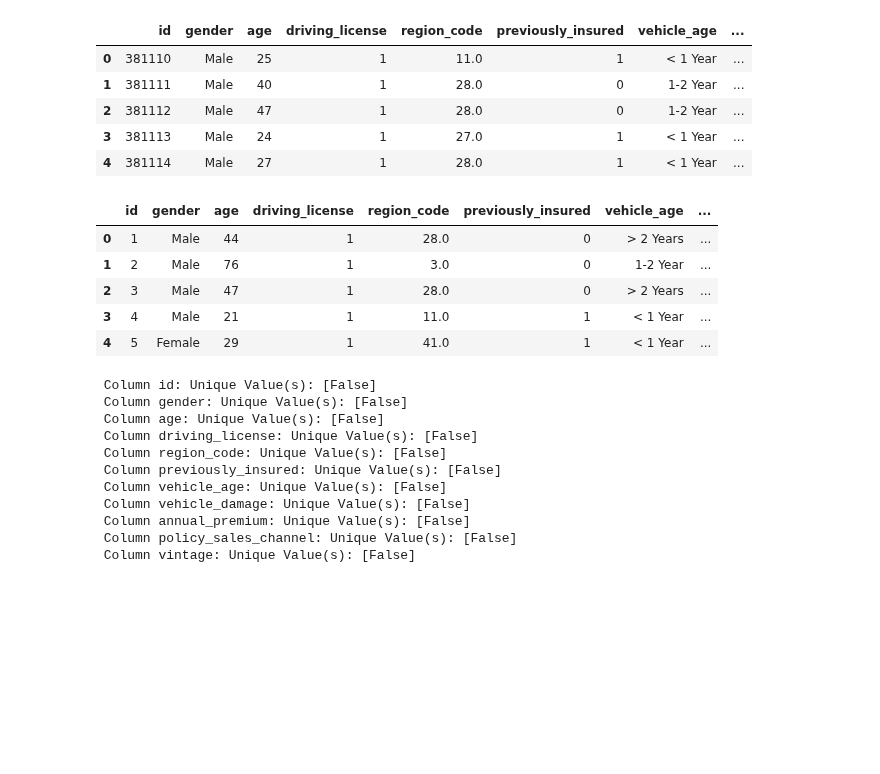
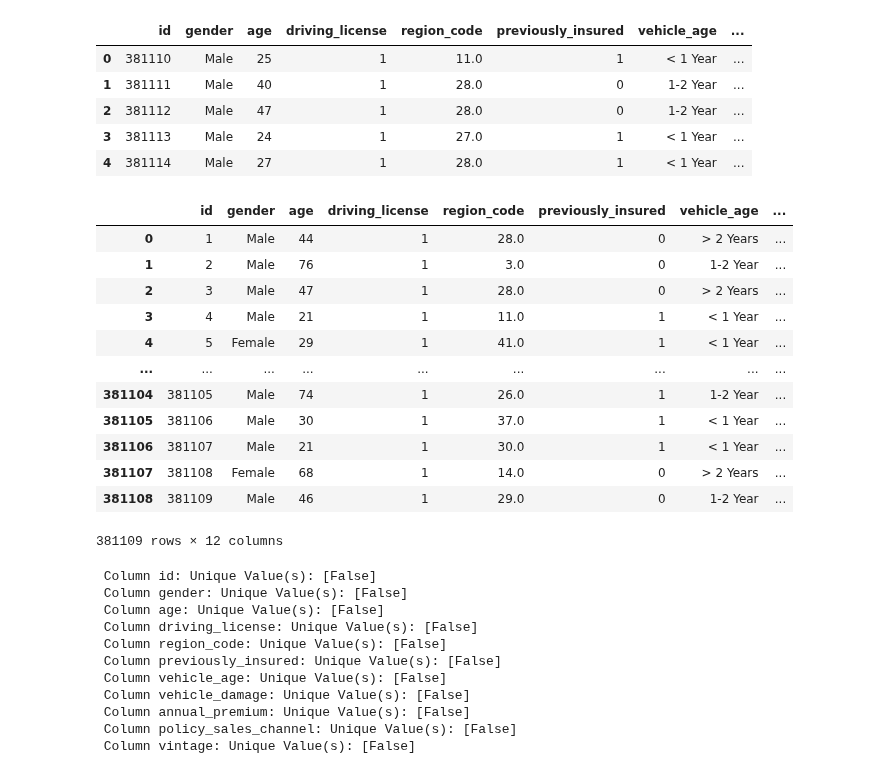
Before and after one commit to szerpa17/cross-sell-predictions, a Jupyter notebook: Database/create_sqlite.ipynb, the cells around one changed output. Cells and saved outputs as stored; diff of their text form; code cells hidden in the pictures; blank space fills up the shorter version.

```diff
--- a/Database/create_sqlite.ipynb
+++ b/Database/create_sqlite.ipynb
@@ -22 +39,5 @@ model_customer_data_df = lower_case_cols(model_customer_data_df)
+# %%
+# Set aside original values
+original_test_data = model_test_data_df.copy()
+original_customer_data = model_customer_data_df.copy()
 # %%
@@ -28,19 +49,22 @@ model_test_data_df.head()
 | 2 | 381112 | Male | 47 | 1 | 28.0 | 0 | 1-2 Year | ... |
 | 3 | 381113 | Male | 24 | 1 | 27.0 | 1 | < 1 Year | ... |
 | 4 | 381114 | Male | 27 | 1 | 28.0 | 1 | < 1 Year | ... |
-# %%
-model_customer_data_df.head()
-# %% [output]
-|  | id | gender | age | driving_license | region_code | previously_insured | vehicle_age | ... |
-| 0 | 1 | Male | 44 | 1 | 28.0 | 0 | > 2 Years | ... |
-| 1 | 2 | Male | 76 | 1 | 3.0 | 0 | 1-2 Year | ... |
-| 2 | 3 | Male | 47 | 1 | 28.0 | 0 | > 2 Years | ... |
-| 3 | 4 | Male | 21 | 1 | 11.0 | 1 | < 1 Year | ... |
-| 4 | 5 | Female | 29 | 1 | 41.0 | 1 | < 1 Year | ... |
-# %%
-# Set aside original values
-original_test_data = model_test_data_df
-original_customer_data = model_customer_data_df
+# %%
+original_customer_data
+# %% [output]
+|  | id | gender | age | driving_license | region_code | previously_insured | vehicle_age | ... |
+| 0 | 1 | Male | 44 | 1 | 28.0 | 0 | > 2 Years | ... |
+| 1 | 2 | Male | 76 | 1 | 3.0 | 0 | 1-2 Year | ... |
+| 2 | 3 | Male | 47 | 1 | 28.0 | 0 | > 2 Years | ... |
+| 3 | 4 | Male | 21 | 1 | 11.0 | 1 | < 1 Year | ... |
+| 4 | 5 | Female | 29 | 1 | 41.0 | 1 | < 1 Year | ... |
+| ... | ... | ... | ... | ... | ... | ... | ... | ... |
+| 381104 | 381105 | Male | 74 | 1 | 26.0 | 1 | 1-2 Year | ... |
+| 381105 | 381106 | Male | 30 | 1 | 37.0 | 1 | < 1 Year | ... |
+| 381106 | 381107 | Male | 21 | 1 | 30.0 | 1 | < 1 Year | ... |
+| 381107 | 381108 | Female | 68 | 1 | 14.0 | 0 | > 2 Years | ... |
+| 381108 | 381109 | Male | 46 | 1 | 29.0 | 0 | 1-2 Year | ... |
+381109 rows × 12 columns
 # %%
 # Function to check for nulls
 def null_check(df):
```
Also changed, not shown: parts of 5 cells of this notebook, 1 other file.
